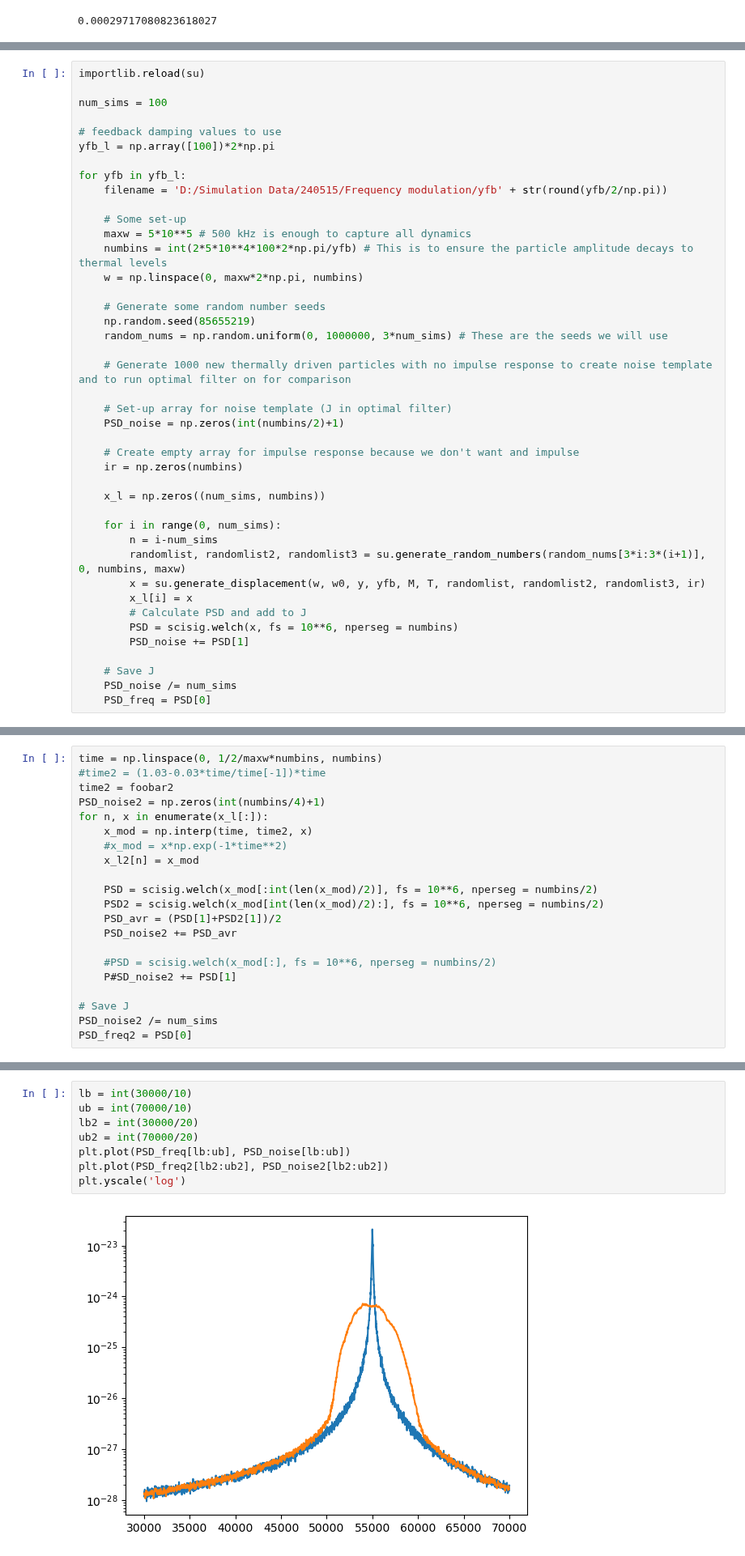
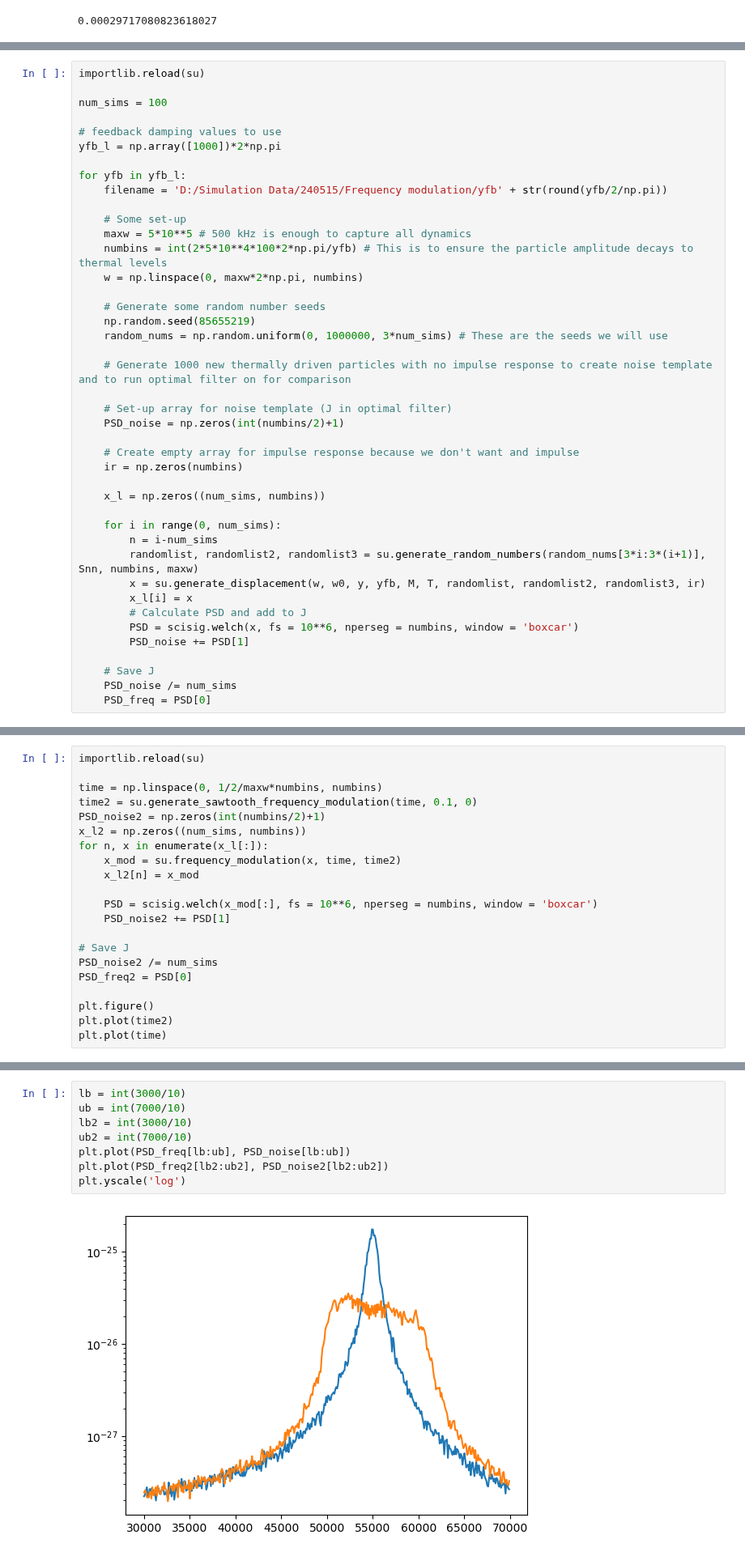
Before and after one commit to tompenny/SIMPLE_impulsesimulations, a Jupyter notebook: Generate data.ipynb, the cells around one changed output, grey strips where cells are left out. Shown at 81% size. Cells and saved outputs as stored; diff of their text form.

Commit message:
Added frequency modulated data generation

```diff
--- a/Generate data.ipynb
+++ b/Generate data.ipynb
@@ -117,7 +118,7 @@ importlib.reload(su)
 num_sims = 100
 
 # feedback damping values to use
-yfb_l = np.array([100])*2*np.pi
+yfb_l = np.array([1000])*2*np.pi
 
 for yfb in yfb_l:
     filename = 'D:/Simulation Data/240515/Frequency modulation/yfb' + str(round(yfb/2/np.pi))
@@ -143,11 +144,11 @@ for yfb in yfb_l:
 
     for i in range(0, num_sims):
         n = i-num_sims
-        randomlist, randomlist2, randomlist3 = su.generate_random_numbers(random_nums[3*i:3*(i+1)], 0, numbins, maxw)
+        randomlist, randomlist2, randomlist3 = su.generate_random_numbers(random_nums[3*i:3*(i+1)], Snn, numbins, maxw)
         x = su.generate_displacement(w, w0, y, yfb, M, T, randomlist, randomlist2, randomlist3, ir)
         x_l[i] = x
         # Calculate PSD and add to J
-        PSD = scisig.welch(x, fs = 10**6, nperseg = numbins)
+        PSD = scisig.welch(x, fs = 10**6, nperseg = numbins, window = 'boxcar')
         PSD_noise += PSD[1]
 
     # Save J
@@ -162,21 +166,21 @@ plt.plot(time/time[-1])
 # %%
+importlib.reload(su)
+
 time = np.linspace(0, 1/2/maxw*numbins, numbins)
-#time2 = (1.03-0.03*time/time[-1])*time
-time2 = foobar2
-PSD_noise2 = np.zeros(int(numbins/4)+1)
+time2 = su.generate_sawtooth_frequency_modulation(time, 0.1, 0)
+PSD_noise2 = np.zeros(int(numbins/2)+1)
+x_l2 = np.zeros((num_sims, numbins))
 for n, x in enumerate(x_l[:]):
-    x_mod = np.interp(time, time2, x)
-    #x_mod = x*np.exp(-1*time**2)
+    x_mod = su.frequency_modulation(x, time, time2)
     x_l2[n] = x_mod
 
-    PSD = scisig.welch(x_mod[:int(len(x_mod)/2)], fs = 10**6, nperseg = numbins/2)
-    PSD2 = scisig.welch(x_mod[int(len(x_mod)/2):], fs = 10**6, nperseg = numbins/2)
-    PSD_avr = (PSD[1]+PSD2[1])/2
-    PSD_noise2 += PSD_avr
-
-    #PSD = scisig.welch(x_mod[:], fs = 10**6, nperseg = numbins/2)
-    P#SD_noise2 += PSD[1]
+    PSD = scisig.welch(x_mod[:], fs = 10**6, nperseg = numbins, window = 'boxcar')
+    PSD_noise2 += PSD[1]
 
 # Save J
 PSD_noise2 /= num_sims
 PSD_freq2 = PSD[0]
+
+plt.figure()
+plt.plot(time2)
+plt.plot(time)
@@ -215,10 +198,10 @@ plt.plot(time[lb:ub], x_l2[0][lb:ub])
 # %%
-lb = int(30000/10)
-ub = int(70000/10)
-lb2 = int(30000/20)
-ub2 = int(70000/20)
+lb = int(3000/10)
+ub = int(7000/10)
+lb2 = int(3000/10)
+ub2 = int(7000/10)
 plt.plot(PSD_freq[lb:ub], PSD_noise[lb:ub])
 plt.plot(PSD_freq2[lb2:ub2], PSD_noise2[lb2:ub2])
 plt.yscale('log')
 # %% [output]
-[figure, old version]
+[figure, new version]
```
Also changed, not shown: parts of 13 cells of this notebook.
